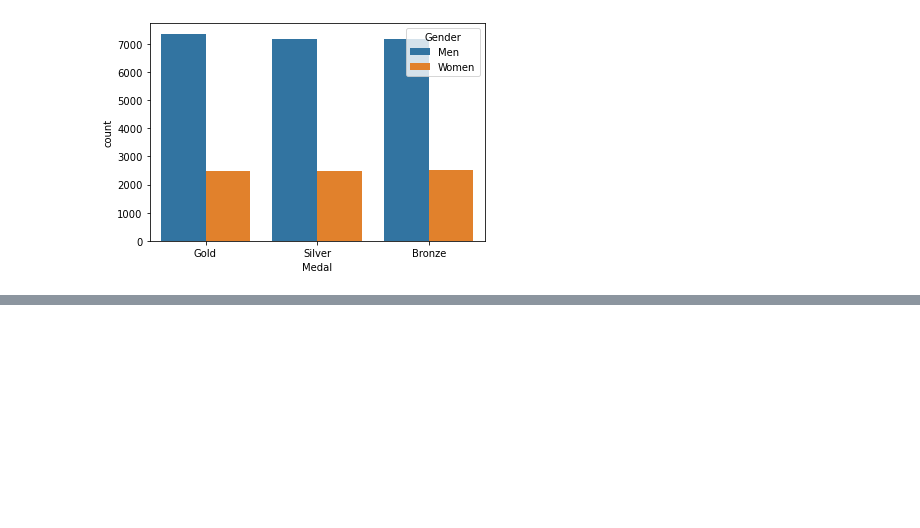
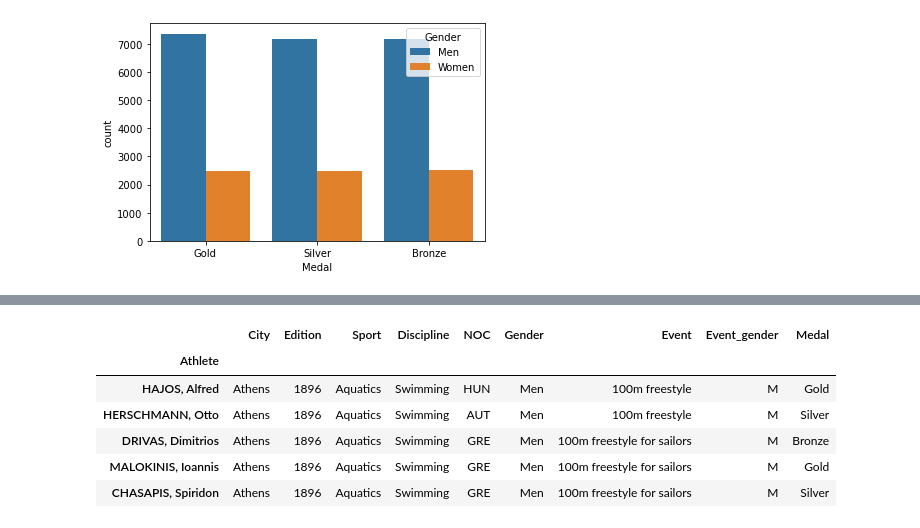
Before and after one commit to theSohanur/pandas-essential, a Jupyter notebook: pandas.notebook.ipynb, the cells around one changed output, grey strips where cells are left out. Cells and saved outputs as stored; diff of their text form; code cells hidden in the pictures; blank space fills up the shorter version.

```diff
--- a/pandas.notebook.ipynb
+++ b/pandas.notebook.ipynb
@@ -720,0 +793,3 @@ sns.countplot(x = 'Medal', data = oly, hue = 'Gender')
+# %%
+ath.reset_index(inplace=True)
+ath.head()
@@ -720,0 +814,12 @@ sns.countplot(x = 'Medal', data = oly, hue = 'Gender')
+# %%
+ath.set_index('Athlete', inplace=True)
+# %%
+ath.head()
+# %% [output]
+|  | City | Edition | Sport | Discipline | NOC | Gender | Event | Event_gender | Medal |
+| Athlete |  |  |  |  |  |  |  |  |  |
+| HAJOS, Alfred | Athens | 1896 | Aquatics | Swimming | HUN | Men | 100m freestyle | M | Gold |
+| HERSCHMANN, Otto | Athens | 1896 | Aquatics | Swimming | AUT | Men | 100m freestyle | M | Silver |
+| DRIVAS, Dimitrios | Athens | 1896 | Aquatics | Swimming | GRE | Men | 100m freestyle for sailors | M | Bronze |
+| MALOKINIS, Ioannis | Athens | 1896 | Aquatics | Swimming | GRE | Men | 100m freestyle for sailors | M | Gold |
+| CHASAPIS, Spiridon | Athens | 1896 | Aquatics | Swimming | GRE | Men | 100m freestyle for sailors | M | Silver |
```
Also changed, not shown: parts of 32 cells of this notebook.
